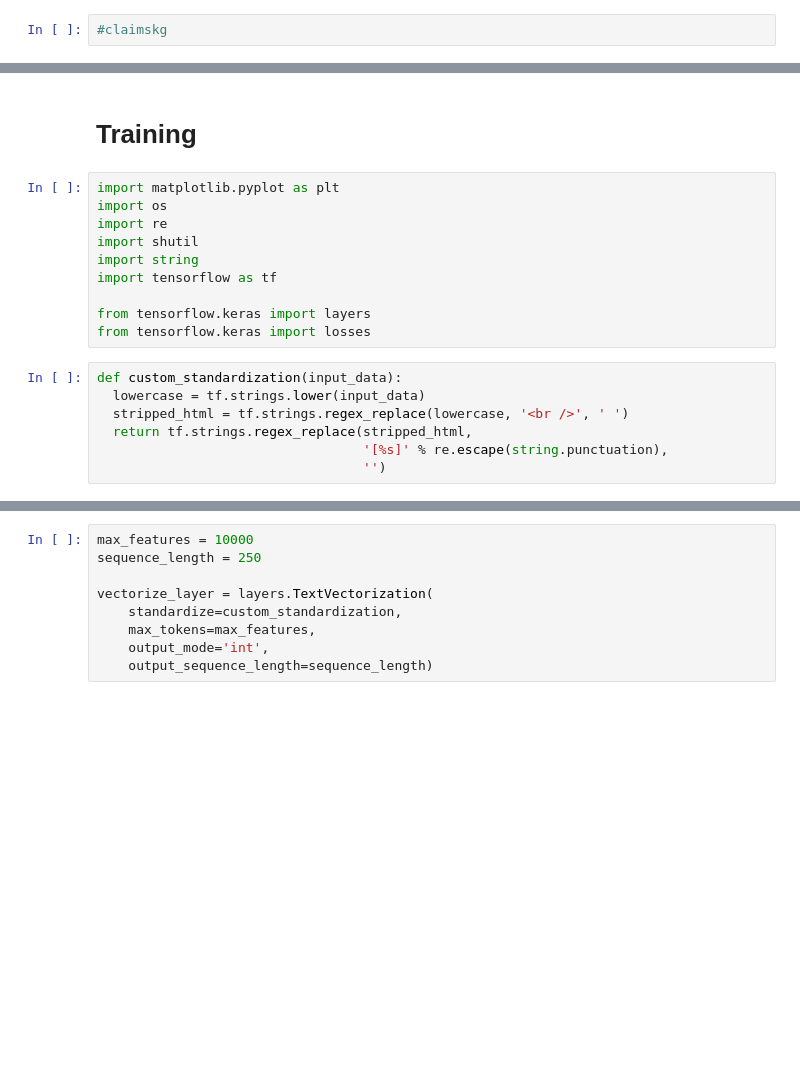
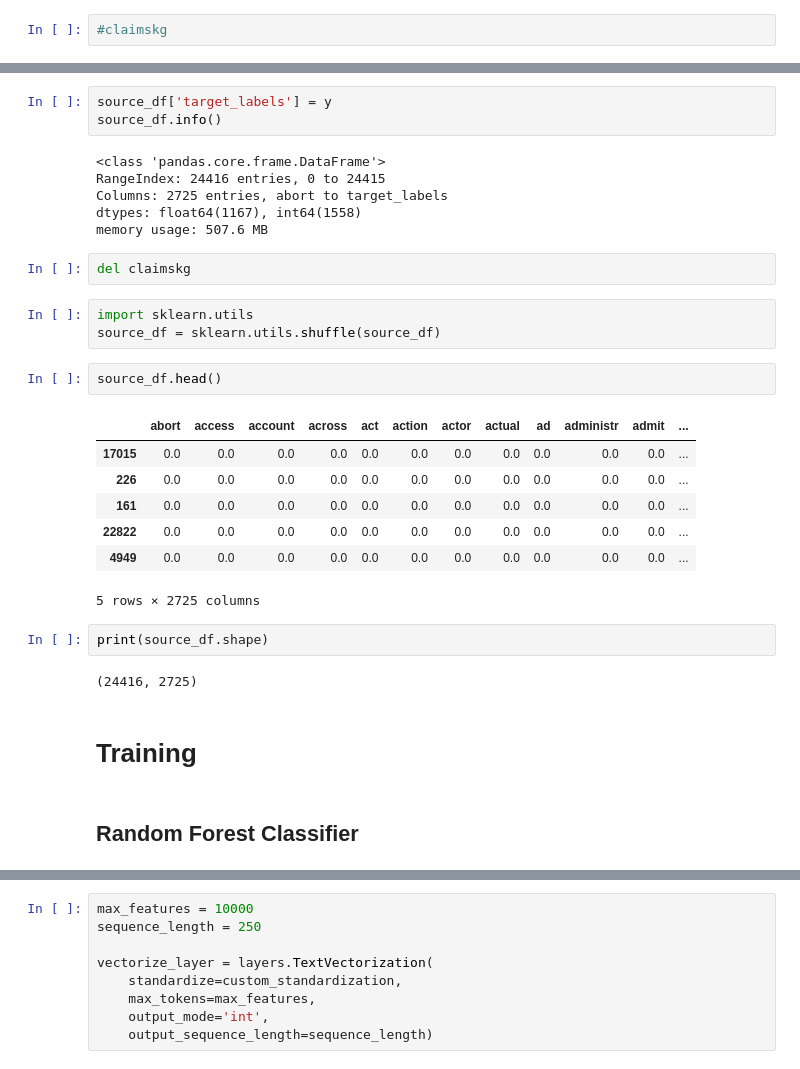
Before and after one commit to EnsiyehRaoufi/Claims-Knowledge-Graph, a Jupyter notebook: ClaimsKG.ipynb, the cells around one changed output, grey strips where cells are left out. Saved outputs shown, nothing was run; the diff lists cells and outputs as text; blank space fills up the shorter version.

Commit message:
feat: Random Forest training

```diff
--- a/ClaimsKG.ipynb
+++ b/ClaimsKG.ipynb
@@ -876,19 +953,32 @@ sparse matrix of vectorized_entiti_claim:
+# %%
+source_df['target_labels'] = y
+source_df.info()
+# %% [output]
+<class 'pandas.core.frame.DataFrame'>
+RangeIndex: 24416 entries, 0 to 24415
+Columns: 2725 entries, abort to target_labels
+dtypes: float64(1167), int64(1558)
+memory usage: 507.6 MB
+# %%
+del claimskg
+# %%
+import sklearn.utils
+source_df = sklearn.utils.shuffle(source_df)
+# %%
+source_df.head()
+# %% [output]
+|  | abort | access | account | across | act | action | actor | actual | ad | administr | admit | ... |
+| 17015 | 0.0 | 0.0 | 0.0 | 0.0 | 0.0 | 0.0 | 0.0 | 0.0 | 0.0 | 0.0 | 0.0 | ... |
+| 226 | 0.0 | 0.0 | 0.0 | 0.0 | 0.0 | 0.0 | 0.0 | 0.0 | 0.0 | 0.0 | 0.0 | ... |
+| 161 | 0.0 | 0.0 | 0.0 | 0.0 | 0.0 | 0.0 | 0.0 | 0.0 | 0.0 | 0.0 | 0.0 | ... |
+| 22822 | 0.0 | 0.0 | 0.0 | 0.0 | 0.0 | 0.0 | 0.0 | 0.0 | 0.0 | 0.0 | 0.0 | ... |
+| 4949 | 0.0 | 0.0 | 0.0 | 0.0 | 0.0 | 0.0 | 0.0 | 0.0 | 0.0 | 0.0 | 0.0 | ... |
+5 rows × 2725 columns
+# %%
+print(source_df.shape)
+# %% [output]
+(24416, 2725)
 # %% [markdown]
 # Training
-# %%
-import matplotlib.pyplot as plt
-import os
-import re
-import shutil
-import string
-import tensorflow as tf
-
-from tensorflow.keras import layers
-from tensorflow.keras import losses
-# %%
-def custom_standardization(input_data):
-  lowercase = tf.strings.lower(input_data)
-  stripped_html = tf.strings.regex_replace(lowercase, '<br />', ' ')
-  return tf.strings.regex_replace(stripped_html,
-                                  '[%s]' % re.escape(string.punctuation),
-                                  '')
+# %% [markdown]
+## Random Forest Classifier
```
Also changed, not shown: parts of 25 cells of this notebook.
